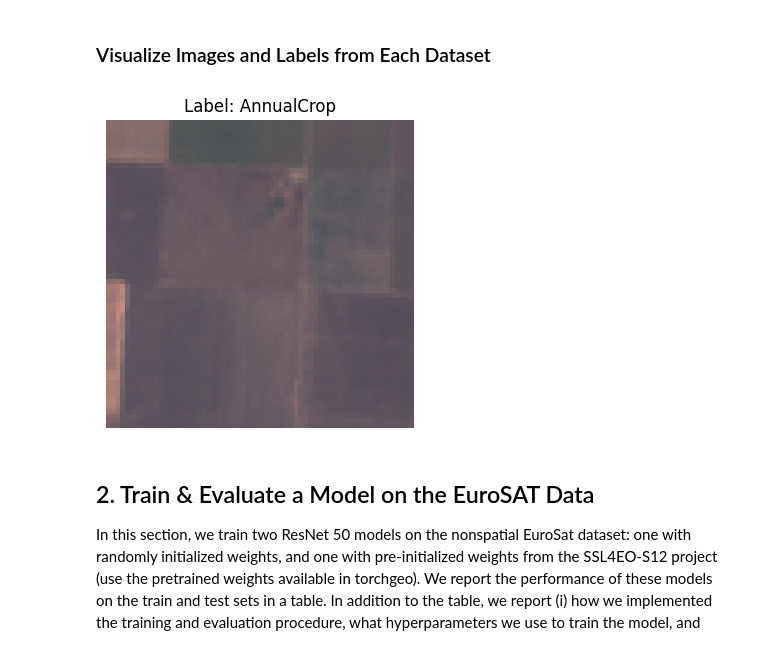
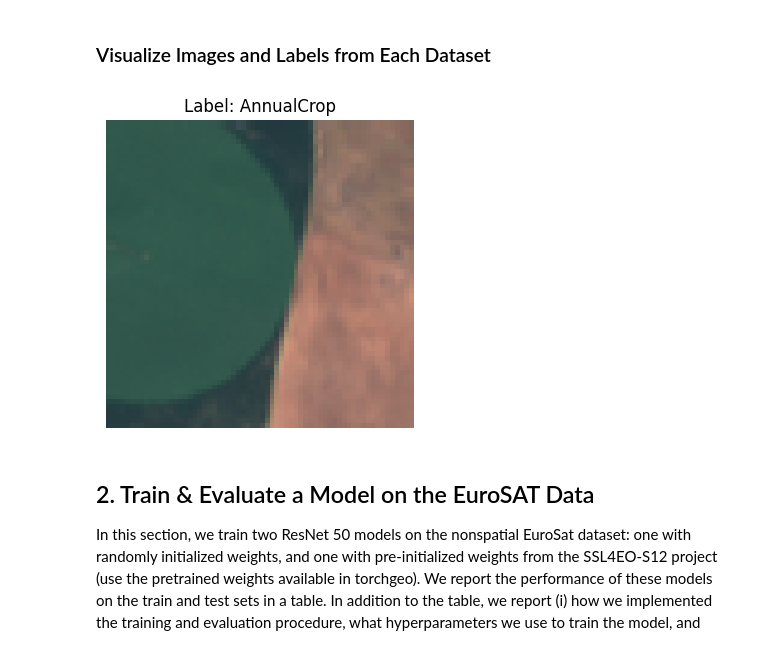
Before and after one commit to isaiahlg/torchgeo-tutorial, a Jupyter notebook: 07_eurosat.ipynb, the cells around one changed output. Drawn from its saved outputs; the diff is of its cells as text; code cells hidden in the pictures.

```diff
--- a/07_eurosat.ipynb
+++ b/07_eurosat.ipynb
@@ -87,11 +87,11 @@ for name, dataset in eurosat_datasets.items():
 # %%
 # visualize just one image
 fig = eurosat_dataset_train.plot(
-    sample=eurosat_dataset_train.__getitem__(0),
+    sample=eurosat_dataset_train.__getitem__(1),
     show_titles=True
 )
 # %% [output]
-[figure, old version]
+[figure, new version]
 # %% [markdown]
 ## 2. Train & Evaluate a Model on the EuroSAT Data
 
```
Also changed, not shown: parts of 66 cells of this notebook.
